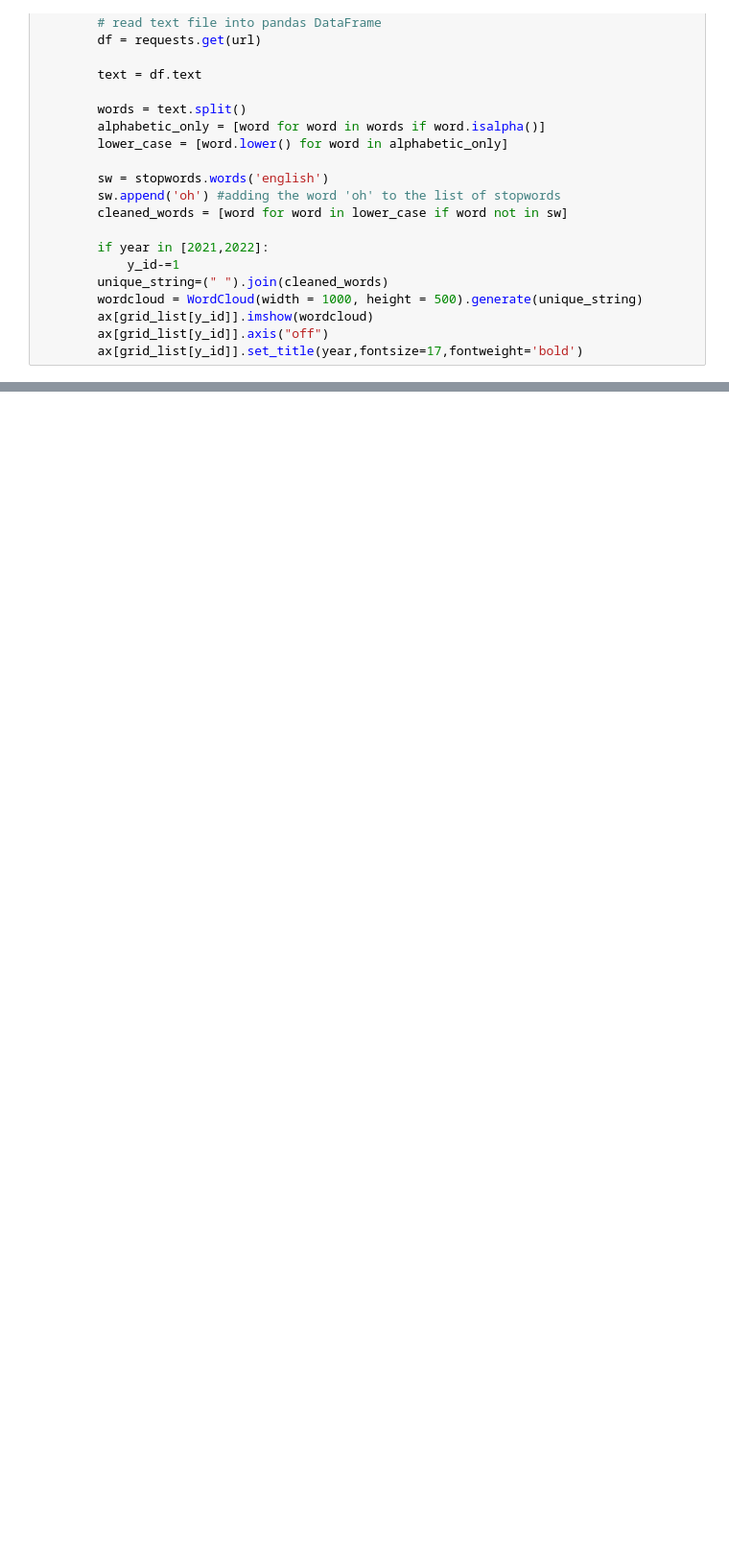
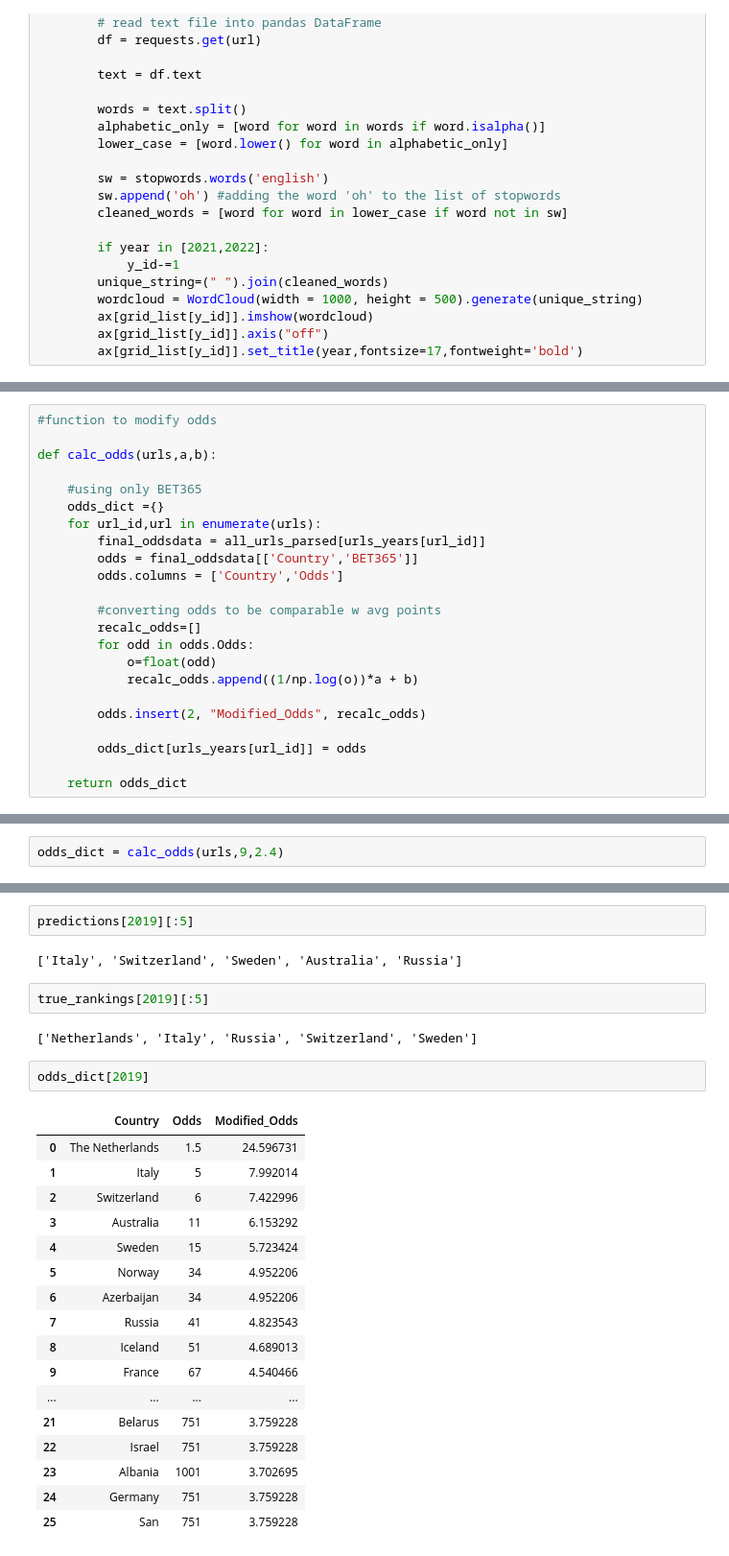
Before and after one commit to jackmheller/modernDataAnalytics, a Jupyter notebook: Neo4j_Python.ipynb, the cells around one changed output, grey strips where cells are left out. Shown at 96% size. Drawn from its saved outputs; the diff is of its cells as text; blank space fills up the shorter version.

```diff
--- a/Neo4j_Python.ipynb
+++ b/Neo4j_Python.ipynb
@@ -840,0 +1037,23 @@ for y_id,year in enumerate(range(2010,2023)):
+# %%
+#function to modify odds
+
+def calc_odds(urls,a,b):
+
+    #using only BET365
+    odds_dict ={}
+    for url_id,url in enumerate(urls):
+        final_oddsdata = all_urls_parsed[urls_years[url_id]]
+        odds = final_oddsdata[['Country','BET365']]
+        odds.columns = ['Country','Odds']
+
+        #converting odds to be comparable w avg points
+        recalc_odds=[]
+        for odd in odds.Odds:
+            o=float(odd)
+            recalc_odds.append((1/np.log(o))*a + b)
+
+        odds.insert(2, "Modified_Odds", recalc_odds)
+
+        odds_dict[urls_years[url_id]] = odds
+
+    return odds_dict
@@ -840,0 +1139,2 @@ for y_id,year in enumerate(range(2010,2023)):
+# %%
+odds_dict = calc_odds(urls,9,2.4)
@@ -840,0 +1172,28 @@ for y_id,year in enumerate(range(2010,2023)):
+# %%
+predictions[2019][:5]
+# %% [output]
+['Italy', 'Switzerland', 'Sweden', 'Australia', 'Russia']
+# %%
+true_rankings[2019][:5]
+# %% [output]
+['Netherlands', 'Italy', 'Russia', 'Switzerland', 'Sweden']
+# %%
+odds_dict[2019]
+# %% [output]
+|  | Country | Odds | Modified_Odds |
+| 0 | The Netherlands | 1.5 | 24.596731 |
+| 1 | Italy | 5 | 7.992014 |
+| 2 | Switzerland | 6 | 7.422996 |
+| 3 | Australia | 11 | 6.153292 |
+| 4 | Sweden | 15 | 5.723424 |
+| 5 | Norway | 34 | 4.952206 |
+| 6 | Azerbaijan | 34 | 4.952206 |
+| 7 | Russia | 41 | 4.823543 |
+| 8 | Iceland | 51 | 4.689013 |
+| 9 | France | 67 | 4.540466 |
+| ... | ... | ... | ... |
+| 21 | Belarus | 751 | 3.759228 |
+| 22 | Israel | 751 | 3.759228 |
+| 23 | Albania | 1001 | 3.702695 |
+| 24 | Germany | 751 | 3.759228 |
+| 25 | San | 751 | 3.759228 |
```
Also changed, not shown: parts of 28 cells of this notebook.
